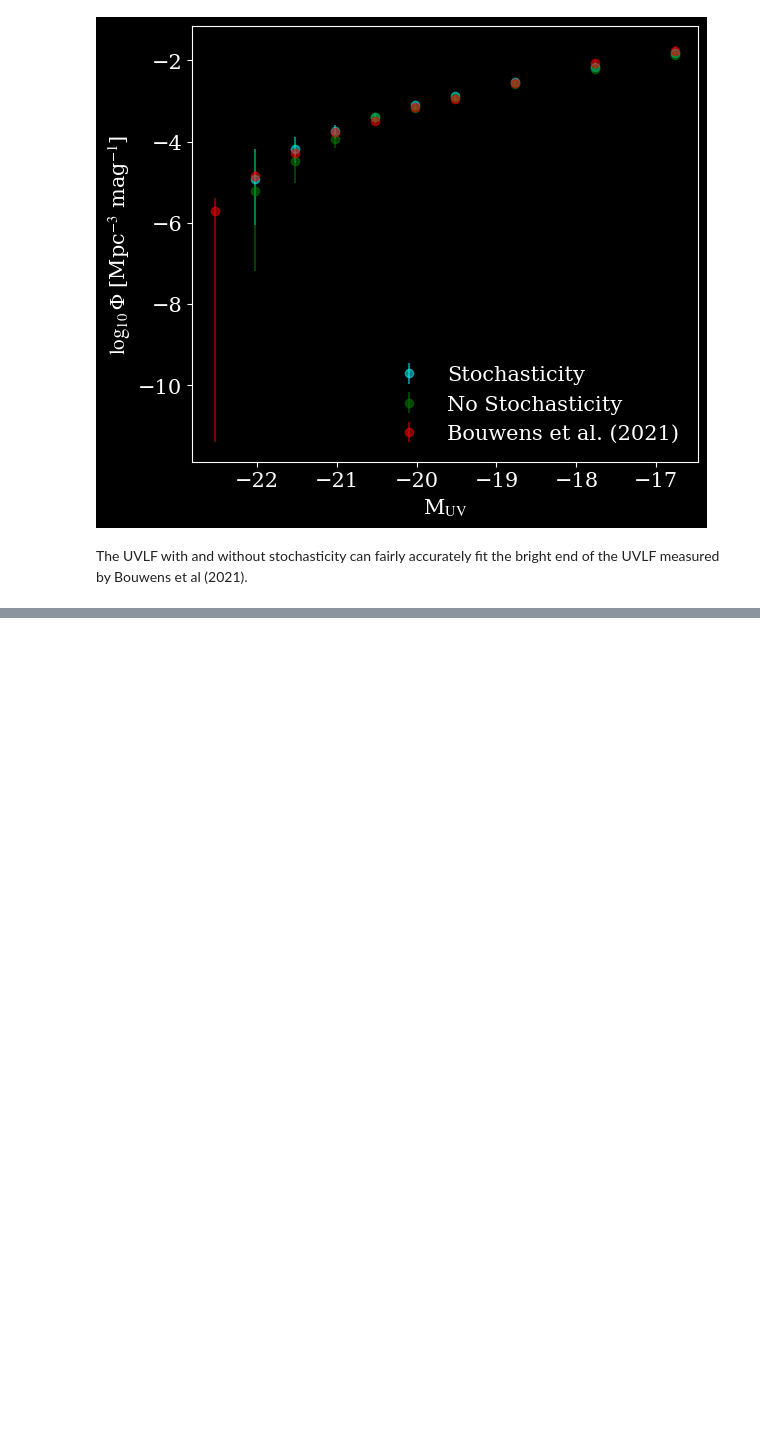
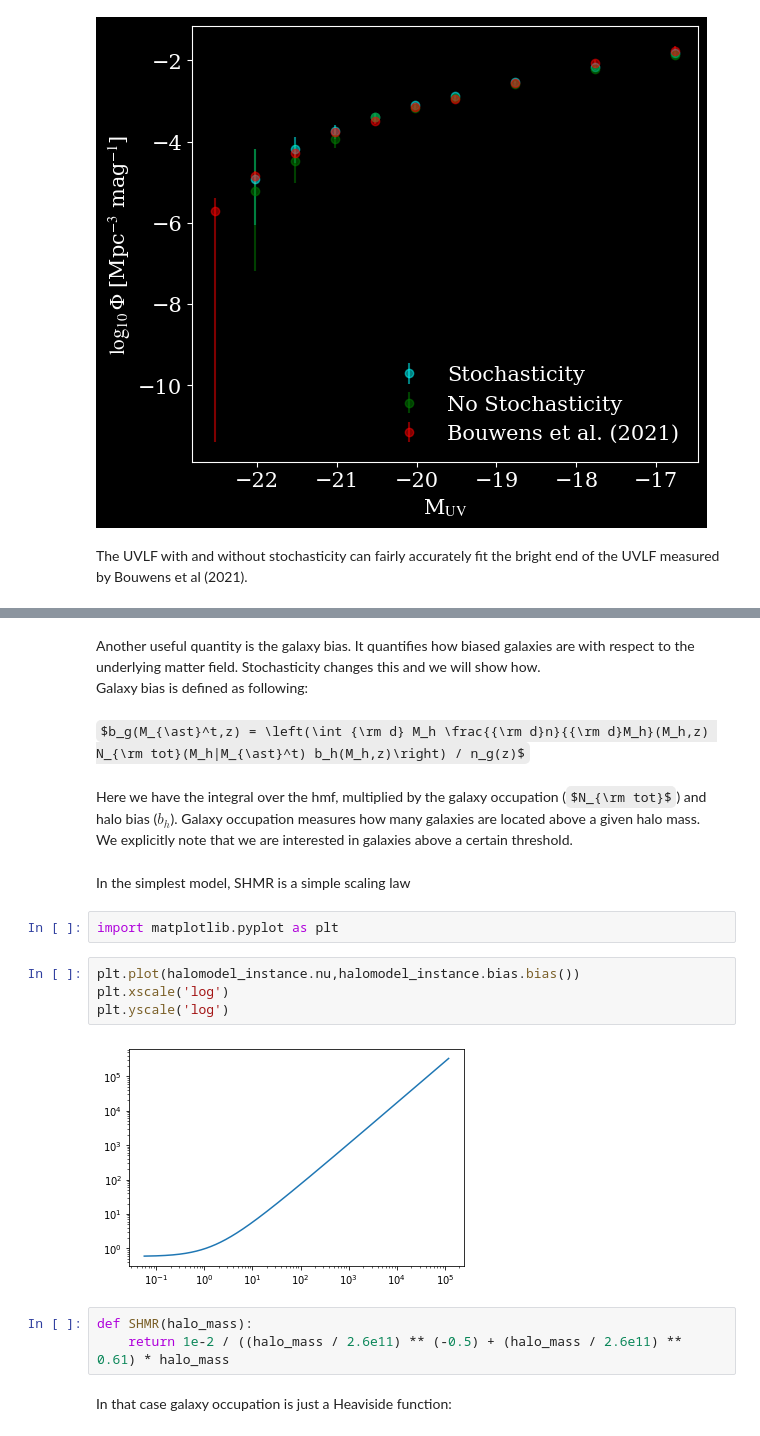
Before and after one commit to 21cmfast/Structure-Formation, a Jupyter notebook: tutorials/05-galaxies.ipynb, the cells around one changed output, grey strips where cells are left out. Saved outputs shown, nothing was run; the diff lists cells and outputs as text; some formulas as TeX source; blank space fills up the shorter version.

```diff
--- a/tutorials/05-galaxies.ipynb
+++ b/tutorials/05-galaxies.ipynb
@@ -274,0 +277,24 @@ The UVLF with and without stochasticity can fairly accurately fit the bright end
+# %% [markdown]
+Another useful quantity is the galaxy bias. It quantifies how biased galaxies are with respect to the underlying matter field. Stochasticity changes this and we will show how.\
+Galaxy bias is defined as following:
+# %% [markdown]
+$b_g(M_{\ast}^t,z) = \left(\int {\rm d} M_h \frac{{\rm d}n}{{\rm d}M_h}(M_h,z) N_{\rm tot}(M_h|M_{\ast}^t) b_h(M_h,z)\right) / n_g(z)$
+# %% [markdown]
+Here we have the integral over the hmf, multiplied by the galaxy occupation ($N_{\rm tot}$) and halo bias ($b_h$).
+Galaxy occupation measures how many galaxies are located above a given halo mass. \
+We explicitly note that we are interested in galaxies above a certain threshold.
+# %% [markdown]
+In the simplest model, SHMR is a simple scaling law
+# %%
+import matplotlib.pyplot as plt
+# %%
+plt.plot(halomodel_instance.nu,halomodel_instance.bias.bias())
+plt.xscale('log')
+plt.yscale('log')
+# %% [output]
+[figure, added]
+# %%
+def SHMR(halo_mass):
+    return 1e-2 / ((halo_mass / 2.6e11) ** (-0.5) + (halo_mass / 2.6e11) ** 0.61) * halo_mass
+# %% [markdown]
+In that case galaxy occupation is just a Heaviside function:
```
Also changed, not shown: parts of 14 cells of this notebook.
